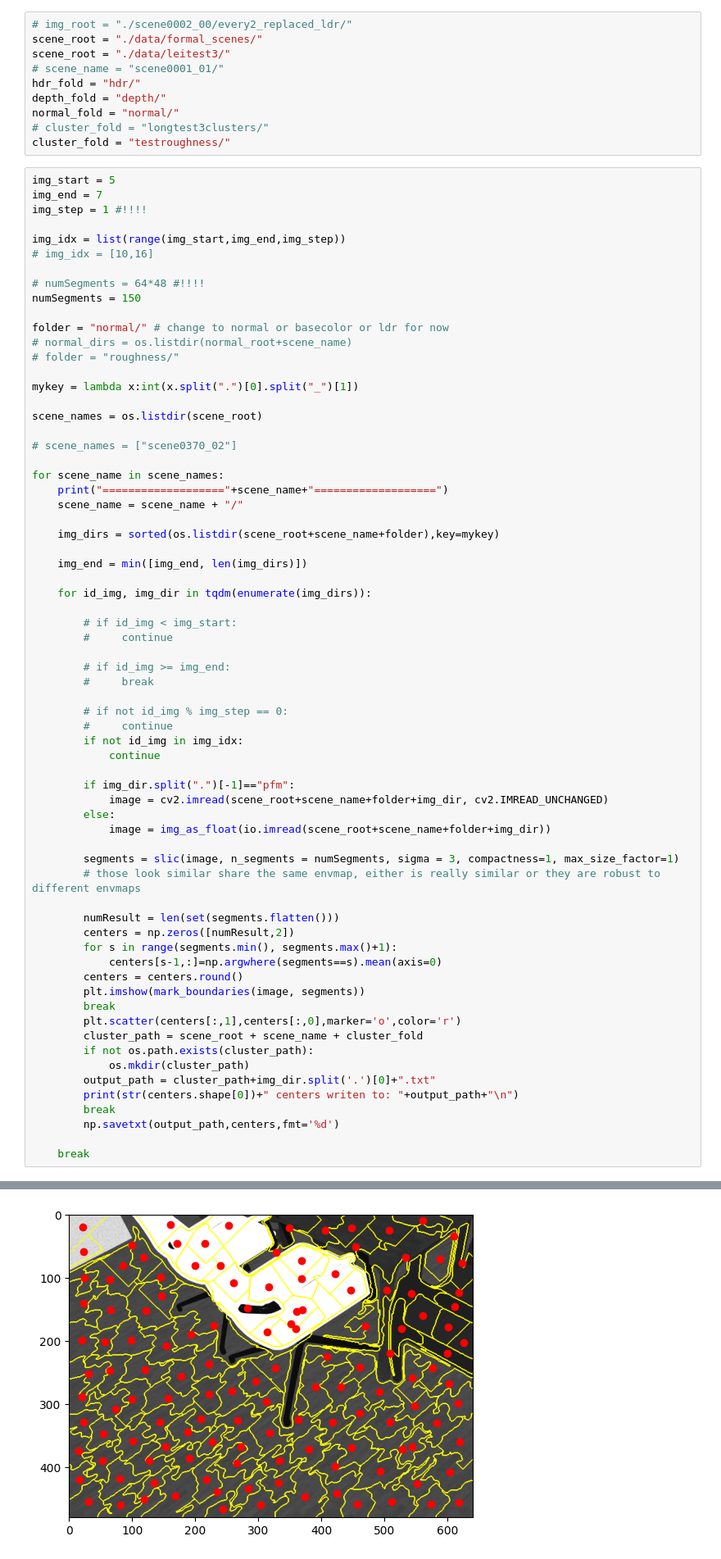
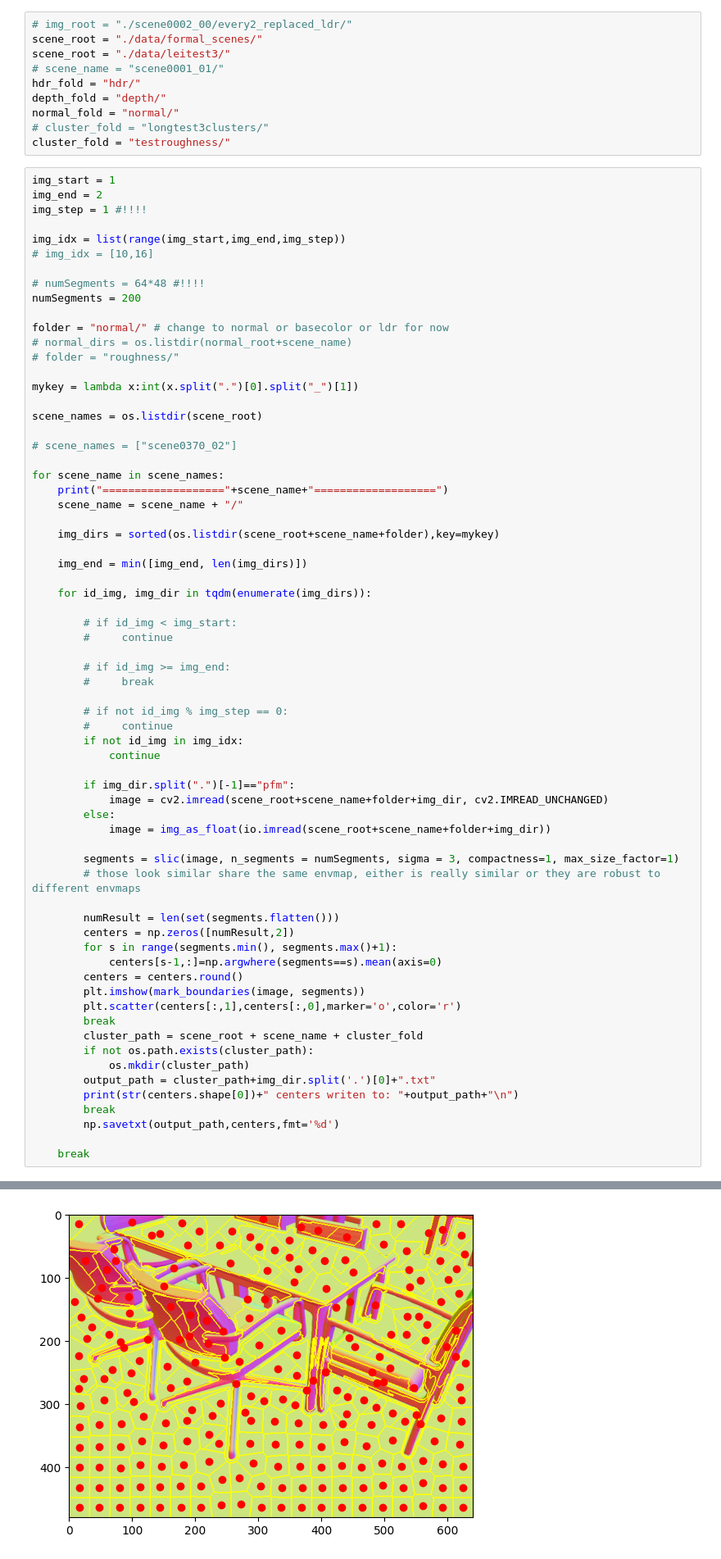
Before and after one commit to Dawnborn/Superpixel, a Jupyter notebook: superpixel.ipynb, the cells around one changed output, grey strips where cells are left out. Shown at 82% size. Drawn from its saved outputs; the diff is of its cells as text.

```diff
--- a/superpixel.ipynb
+++ b/superpixel.ipynb
@@ -38,15 +34,15 @@ normal_fold = "normal/"
 # cluster_fold = "longtest3clusters/"
 cluster_fold = "testroughness/"
 # %%
-img_start = 5
-img_end = 7
+img_start = 1
+img_end = 2
 img_step = 1 #!!!!
 
 img_idx = list(range(img_start,img_end,img_step))
 # img_idx = [10,16]
 
 # numSegments = 64*48 #!!!!
-numSegments = 150
+numSegments = 200
 
 folder = "normal/" # change to normal or basecolor or ldr for now
 # normal_dirs = os.listdir(normal_root+scene_name)
@@ -93,8 +89,8 @@ for scene_name in scene_names:
             centers[s-1,:]=np.argwhere(segments==s).mean(axis=0)
         centers = centers.round()
         plt.imshow(mark_boundaries(image, segments))
+        plt.scatter(centers[:,1],centers[:,0],marker='o',color='r')
         break
-        plt.scatter(centers[:,1],centers[:,0],marker='o',color='r')
         cluster_path = scene_root + scene_name + cluster_fold
         if not os.path.exists(cluster_path):
             os.mkdir(cluster_path)
@@ -110,4 +105,4 @@ for scene_name in scene_names:
-[figure, old version]
+[figure, new version]
 # %%
 # raw_mask = cv2.imread("/storage/user/lhao/hjp/ws_superpixel/data/formal_scenes/scene0704_01/pointMask/pointMask_03.png",-1) # without -1 is wrong format!!!!!!!
 # h,w,_=raw_mask.shape
```
Also changed, not shown: parts of 7 cells of this notebook, 28 other files.
